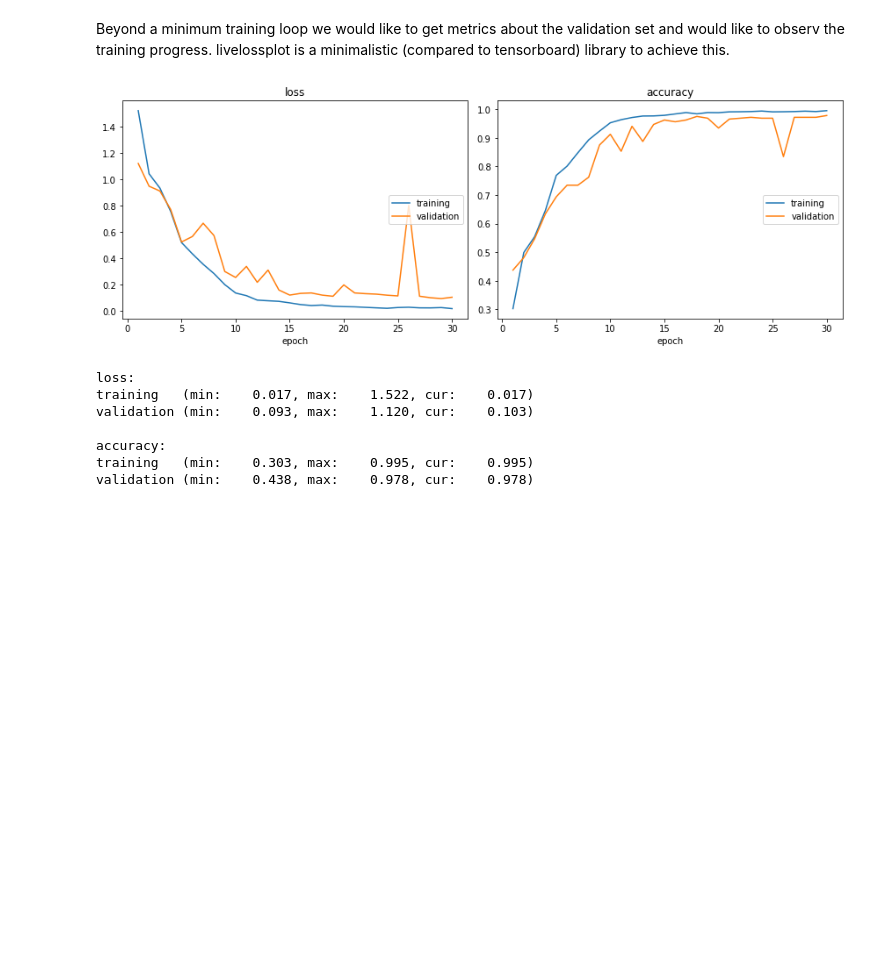
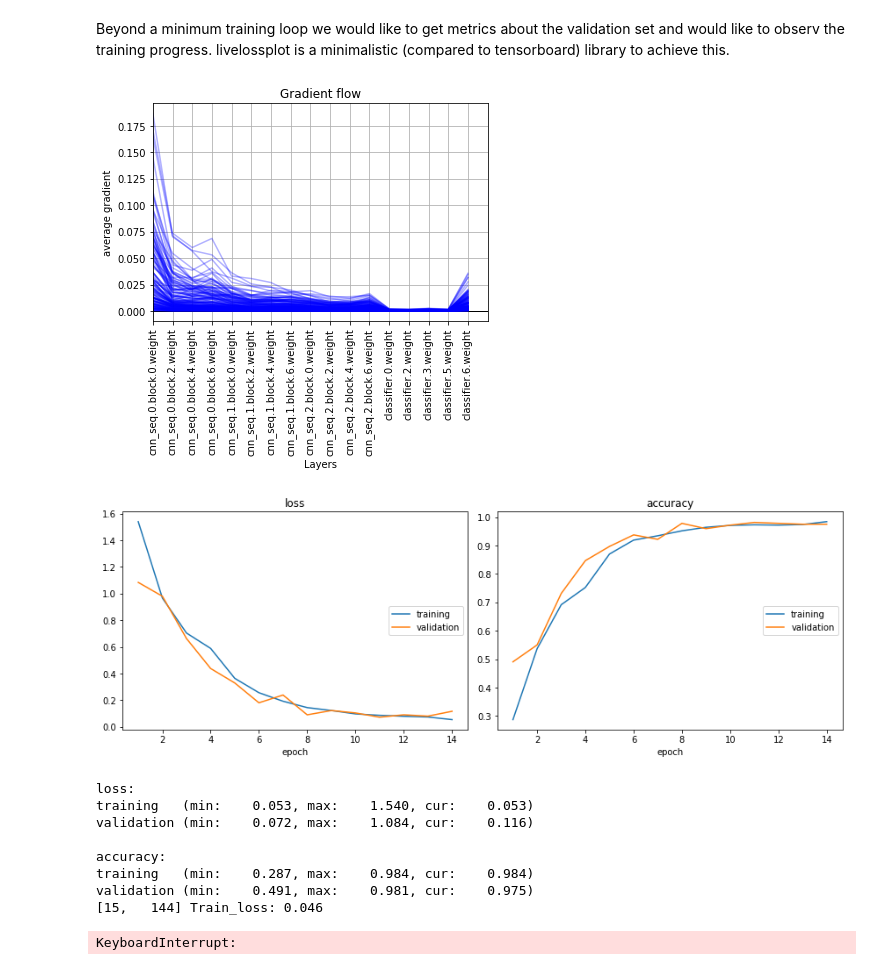
Before and after one commit to arechberger/model_lookilooki, a Jupyter notebook: notebooks/training.ipynb, the cells around one changed output. Drawn from its saved outputs; the diff is of its cells as text; code cells hidden in the pictures; blank space fills up the shorter version.

```diff
--- a/notebooks/training.ipynb
+++ b/notebooks/training.ipynb
@@ -11,12 +21,14 @@ import numpy as np
 # %%
-import pickle #seriealizing and deserializing data in python
-import bz2 #for zipping data, we do this because we keep the data in a git repository for simplicity
-traindata = pickle.load(bz2.BZ2File('../data/train.pickle.bz2','r'))
+# import pickle #seriealizing and deserializing data in python
+# import bz2 #for zipping data, we do this because we keep the data in a git repository for simplicity
+# traindata = pickle.load(bz2.BZ2File('../data/train.pickle.bz2','r'))
+x_train,y_train,x_valid,y_valid = luke_data.get_data()
+x_train,x_valid = normalize_to(x_train,x_valid)
 # %% [markdown]
 For educational purposes we would like to train a CNN based classifier to distinguish 4 different classes. Images (128x128) showing four dots and a pyramid that can point in any of the four directions (up,down,left,right). The positions of these elements are purely random. In total we have a dataset of 3200 images
 # %%
-plt.figure(figsize=(10,5))
-for i in range(4):
+plt.figure(figsize=(15,5))
+for i,ii in enumerate([0,4,2,8]):
     plt.subplot(1,4,i+1)
-    plt.imshow(traindata[800*i][0], cmap='gray')
+    plt.imshow(x_train[ii][0], cmap='gray')
 # %% [output]
@@ -106,8 +138,8 @@ validation_data = traindata[0:math.floor(len(traindata)*0.1)]
 traindata = traindata[math.floor(len(traindata)*0.1):]
 
 # creating the dataset objects
-train_ds = Dataset2d(traindata)
-vali_ds = Dataset2d(validation_data)
+train_ds = Dataset2d(list(zip(x_train, y_train)))
+vali_ds = Dataset2d(list(zip(x_valid, y_valid)))
 
 # creating the train loader
 trainloader = DataLoader(train_ds, batch_size=20, shuffle=True, num_workers=4, pin_memory=True)
@@ -116,7 +148,7 @@ validationloader = DataLoader(vali_ds, batch_size=20, shuffle=False, num_workers
 now we create the model, define the optmizer and the loss function
 # %%
 device = torch.device('cuda' if torch.cuda.is_available() else 'cpu')
-model = Luke(cn_dropout=0.05).to(device)
+model = Luke(batchnorm=True, cn_dropout=0.05).to(device)
 epochs = 30
 optimizer = optim.SGD(model.parameters(), lr=0.001, momentum=0.9)
 criterion = nn.CrossEntropyLoss()
@@ -152,43 +184,46 @@ for epoch in range(epochs):
     for i, data in enumerate(trainloader):
         model.train()
         inputs, labels = data
-        inputs = inputs[:,None,:,:].float().to(device)
+        inputs = inputs.to(device)
         outputs = model(inputs)
-        labels = labels.long().to(device)
+        labels = labels.to(device)
         loss = criterion(outputs, labels)
         optimizer.zero_grad()
         loss.backward()
-#         plot_grad_flow(model.named_parameters())
+        plot_grad_flow(model.named_parameters())
         optimizer.step()
         running_loss += loss.item()
         running_correct += torch.sum(outputs.argmax(1) == labels).item()
         cnt += len(labels)
         print('\r[%d, %5d] Train_loss: %.3f' %(epoch + 1, i + 1, running_loss/(i+1)),end='')
     logs['loss'] = running_loss/(i+1)
     logs['accuracy'] = running_correct/cnt
     cnt = 0
     for i, data2 in enumerate(validationloader):
         model.eval()
         with torch.no_grad():
             inputs, labels = data2
-            inputs = inputs[:,None,:,:].float().to(device)
-            labels = labels[:].long().to(device)
+            inputs = inputs.to(device)
+            labels = labels.to(device)
             outputs = model(inputs)
             loss = criterion(outputs, labels)
             validation_loss += loss.item()
             validation_correct += torch.sum(outputs.argmax(1) == labels).item()
             cnt += len(labels)
 
     logs['val_loss'] = validation_loss/(i+1)
     logs['val_accuracy'] = validation_correct/cnt
     liveloss.update(logs)
     liveloss.draw()
 # %% [output]
-[figure, old version]
+[figure, new version]
+[figure, added]
 loss:
-training   (min:    0.017, max:    1.522, cur:    0.017)
-validation (min:    0.093, max:    1.120, cur:    0.103)
+training   (min:    0.053, max:    1.540, cur:    0.053)
+validation (min:    0.072, max:    1.084, cur:    0.116)
 
 accuracy:
-training   (min:    0.303, max:    0.995, cur:    0.995)
-validation (min:    0.438, max:    0.978, cur:    0.978)
+training   (min:    0.287, max:    0.984, cur:    0.984)
+validation (min:    0.491, max:    0.981, cur:    0.975)
+[15,   144] Train_loss: 0.046
+KeyboardInterrupt:
```
Also changed, not shown: parts of 8 cells of this notebook, 3 other files.
